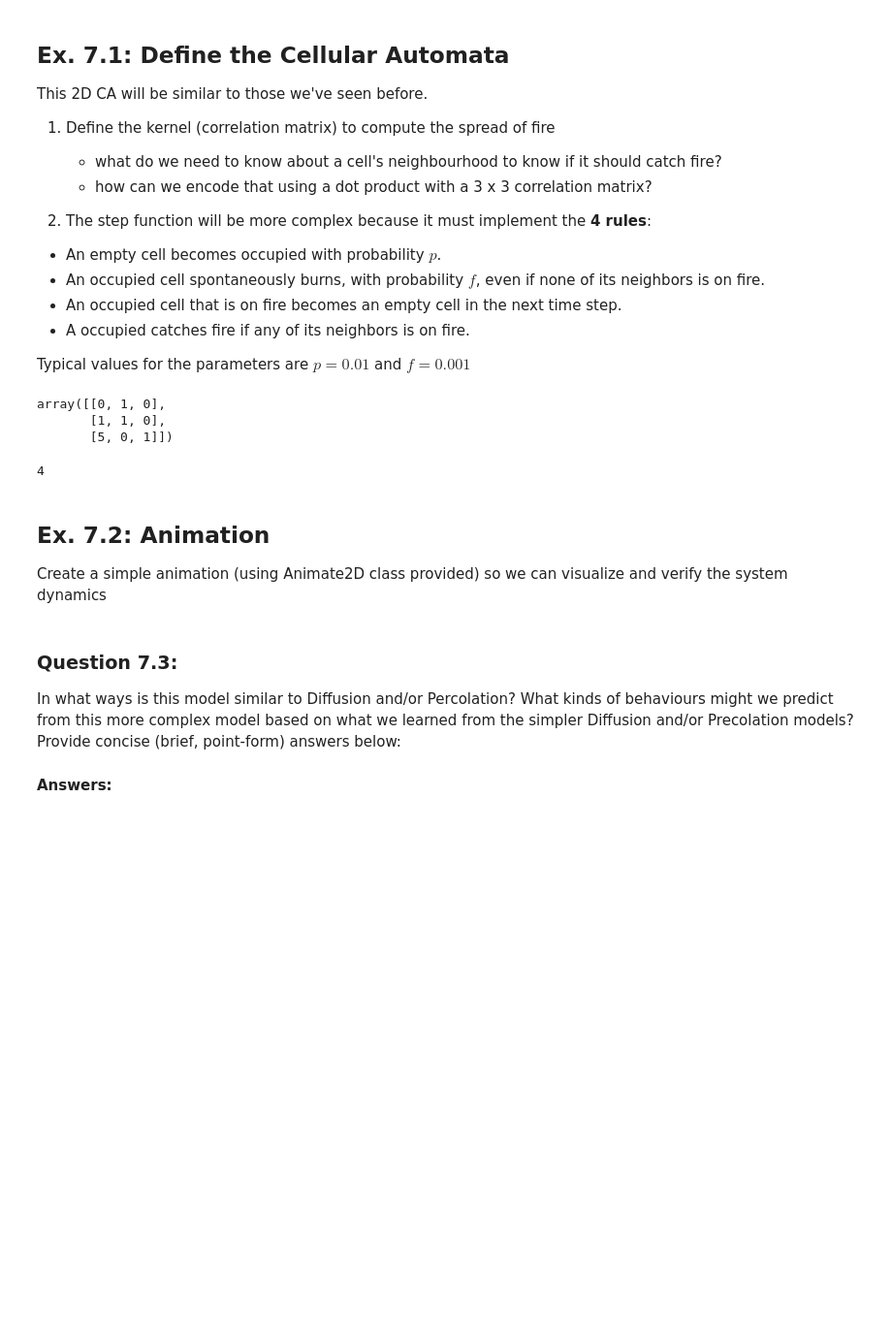
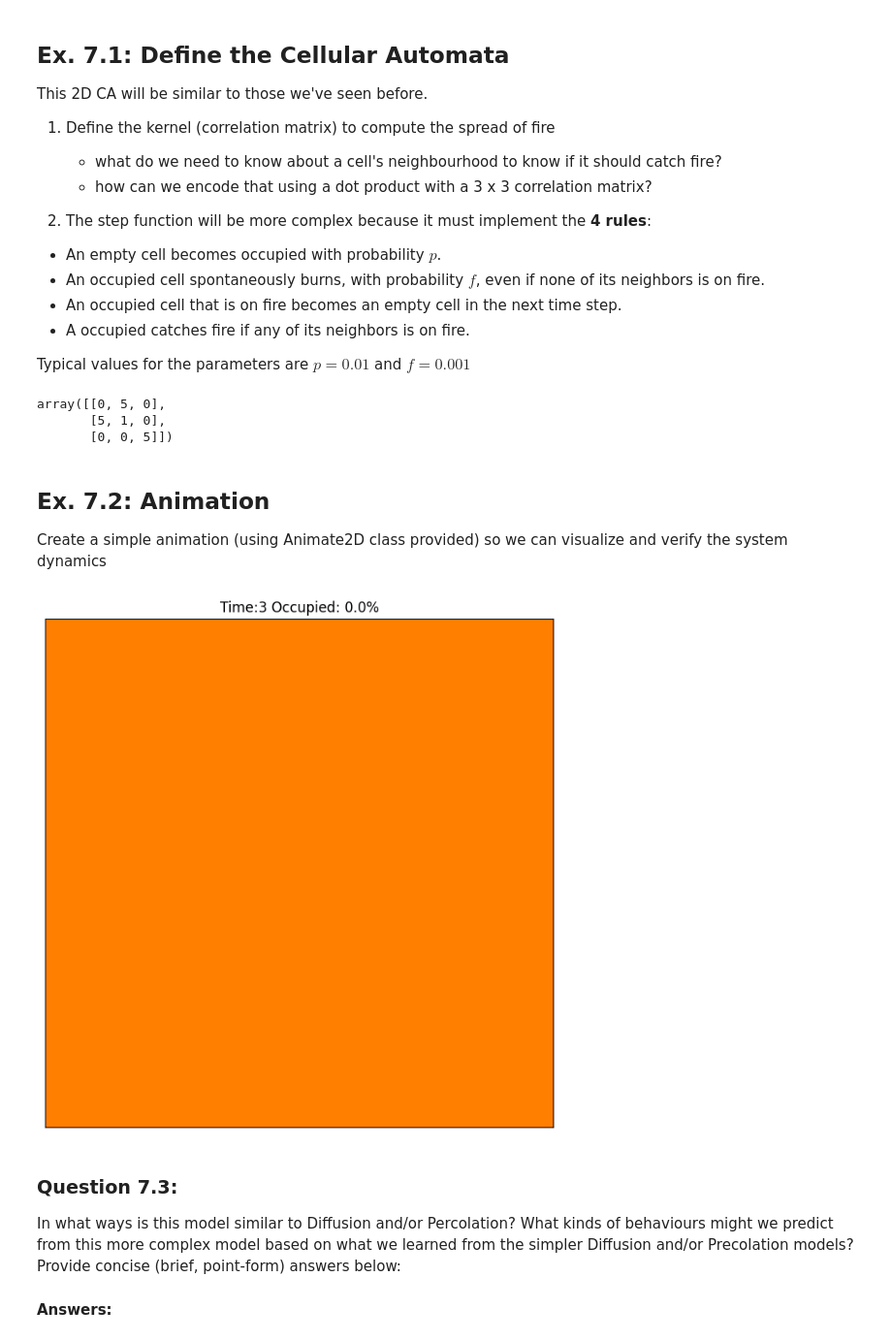
Before and after one commit to alirempel/cap-comp215, a Jupyter notebook: labs/lab07-10-fire.ipynb, the cells around one changed output. Shown at 97% size. Cells and saved outputs as stored; diff of their text form; code cells hidden in the pictures; blank space fills up the shorter version.

```diff
--- a/labs/lab07-10-fire.ipynb
+++ b/labs/lab07-10-fire.ipynb
@@ -166,8 +166,8 @@ class ForestFire:
         on_fire_next = neighbours_on_fire * is_occupied
 
 
-        self.state[is_empty] = np.random.choice([self.OCCUPIED,self.EMPTY], len(self.state[is_empty]), (self.p,1-self.p))
-        self.state[is_occupied] = np.random.choice([self.FIRE,self.OCCUPIED], len(self.state[is_occupied]), (self.f,1-self.f))
+        # self.state[is_empty] = np.random.choice([self.OCCUPIED,self.EMPTY], len(self.state[is_empty]), (self.p, 1-self.p))
+        self.state[is_occupied] = np.random.choice([self.FIRE,self.OCCUPIED], len(self.state[is_occupied]), (self.f, 1-self.f))
         self.state[is_on_fire] = self.EMPTY
         self.state[on_fire_next] = self.FIRE
 
@@ -200,17 +200,31 @@ m.state = np.array([             # set the state matrix to a known value for tes
 m.step()                          # test the method you are working on and print some useful indicator
 pprint(m.state)
 # %% [output]
-array([[0, 1, 0],
-       [1, 1, 0],
-       [5, 0, 1]])
+array([[0, 5, 0],
+       [5, 1, 0],
+       [0, 0, 5]])
-4
 # %% [markdown]
 ## Ex. 7.2: Animation
 Create a simple animation (using Animate2D class provided) so we can visualize and verify the system dynamics
 # %%
 # Ex. 7.2 here
 #  Suggestions: use a small grid (e.g., 20x20)  and
 #               a short animation (100 frames) with interval=0.3, to slow it down so you can inspect its behaviour
+
+fire_model = ForestFire(10, p=0.001, f=0.001, q=0.5)
+fire_model.state = np.array([
+    [0,0,0,0,0,0,0],
+    [0,0,0,0,0,0,0],
+    [0,0,0,5,0,0,0],
+    [0,0,0,0,0,0,0],
+    [0,0,0,0,0,0,0],
+    [0,0,0,0,0,0,0],
+    [0,0,0,0,0,0,0]
+])
+fire_animation = Animation2D(fire_model, frames=50)
+fire_animation.animate(interval=1)
+# %% [output]
+[figure, added]
 # %% [markdown]
 ### Question 7.3:
 In what ways is this model similar to Diffusion and/or Percolation?
```
